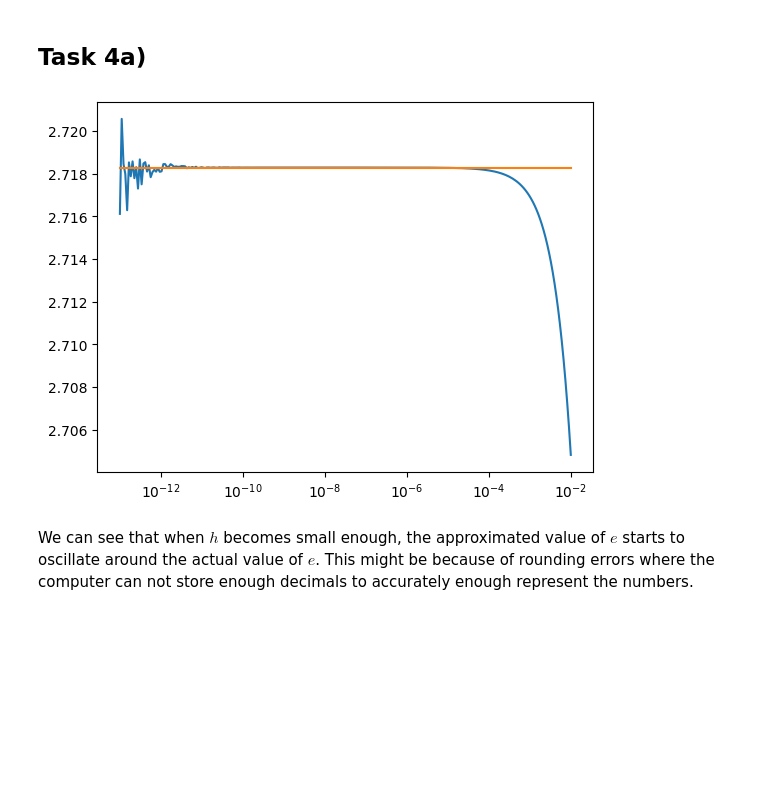
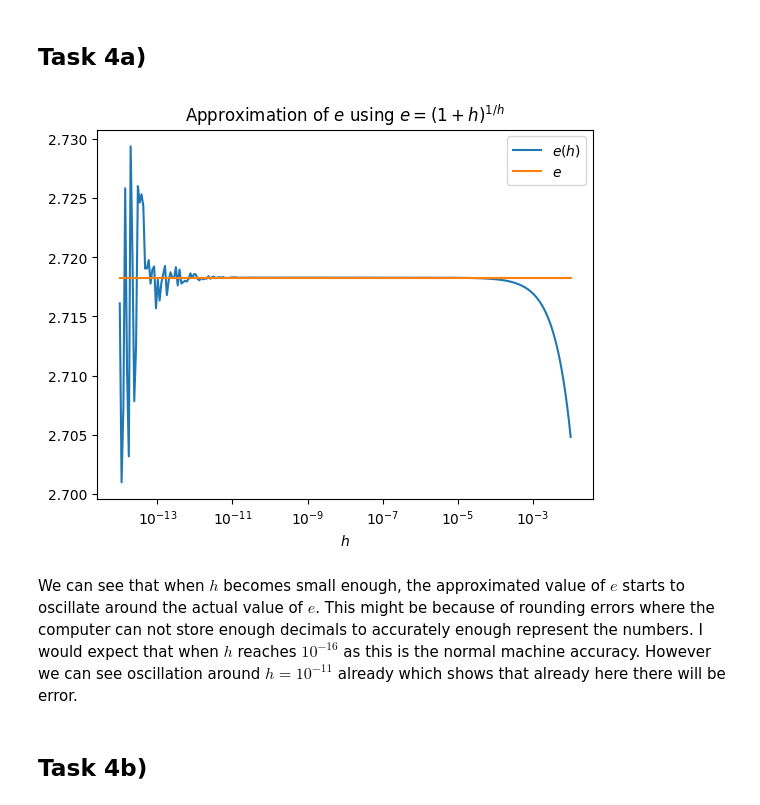
Before and after one commit to Joliv3r/musical-potato-3, a Jupyter notebook: nummat/Oving1.ipynb, the cells around one changed output. Cells and saved outputs as stored; diff of their text form; code cells hidden in the pictures; blank space fills up the shorter version.

```diff
--- a/nummat/Oving1.ipynb
+++ b/nummat/Oving1.ipynb
@@ -179,19 +182,24 @@ $$
 # %%
 import numpy as np
 import matplotlib.pyplot as plt
 
 
 def e(h):
     return (1+h)**(1/h)
 
 
-x = np.logspace(-13,-2, 250)
+x = np.logspace(-14,-2, 250)
 
-plt.plot(x, e(x))
-plt.plot(x, [np.e]*len(x))
+plt.plot(x, e(x), label="$e(h)$")
+plt.plot(x, [np.e]*len(x), label="$e$")
 plt.semilogx()
+plt.legend()
+plt.xlabel("$h$")
+plt.title("Approximation of $e$ using $e = (1+h)^{1/h}$")
 plt.show()
 # %% [output]
-[figure, old version]
+[figure, new version]
 # %% [markdown]
-We can see that when $h$ becomes small enough, the approximated value of $e$ starts to oscillate around the actual value of $e$. This might be because of rounding errors where the computer can not store enough decimals to accurately enough represent the numbers.
+We can see that when $h$ becomes small enough, the approximated value of $e$ starts to oscillate around the actual value of $e$. This might be because of rounding errors where the computer can not store enough decimals to accurately enough represent the numbers. I would expect that when $h$ reaches $10^{-16}$ as this is the normal machine accuracy. However we can see oscillation around $h = 10^{-11}$ already which shows that already here there will be error.
+# %% [markdown]
+## Task 4b)
```
Also changed, not shown: parts of 7 cells of this notebook, 1 other file.
